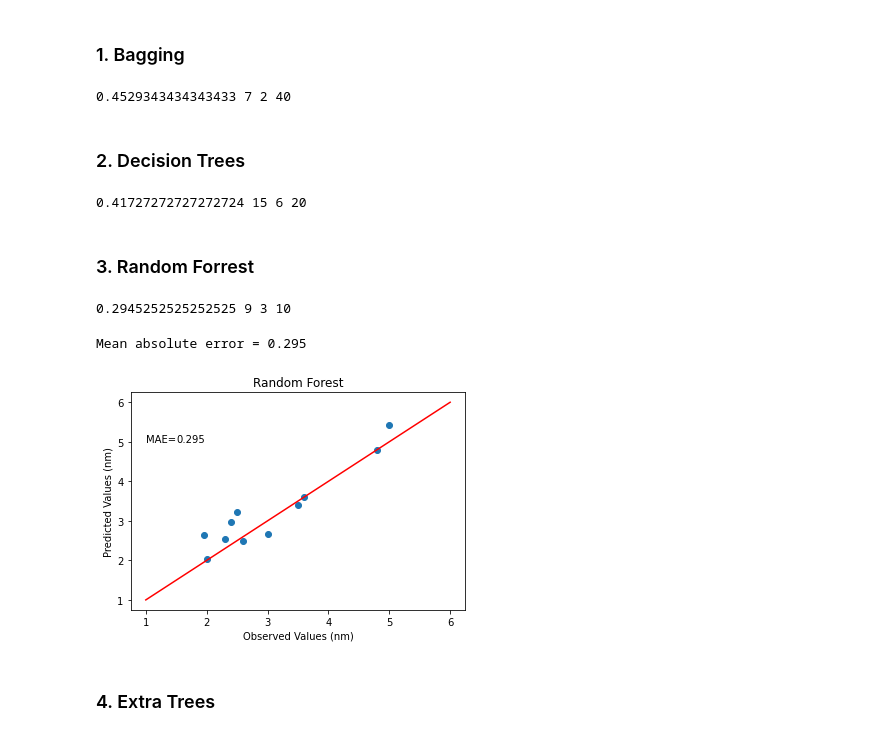
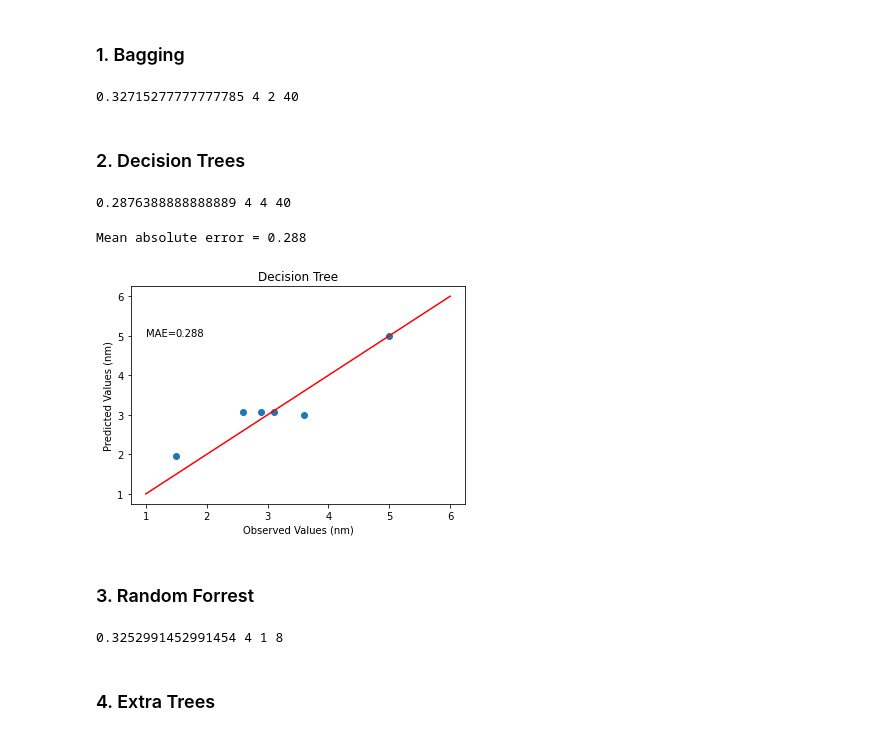
Before and after one commit to anhhaokudo/Cossairt_InP, a Jupyter notebook: notebook/predicting hao's diameter.ipynb, the cells around one changed output. Cells and saved outputs as stored; diff of their text form; code cells hidden in the pictures.

```diff
--- a/notebook/predicting hao's diameter.ipynb
+++ b/notebook/predicting hao's diameter.ipynb
@@ -128,7 +133,9 @@ input_col = ['in_amount_mmol',
              'x8_trioctylamine',
              'x8_trioctylphosphine oxide',
              'x8_water',
-             'x8_zinc iodide'
+             'x8_zinc iodide',
+             'abs_nm',
+             'emission_nm'
             ]
 
 output_col = ['diameter_nm']
@@ -172,7 +179,7 @@ for i in tqdm(range(1, 21)):
 
 print(min_mae, min_i, min_j, min_k)
 # %% [output]
-0.4529343434343433 7 2 40
+0.32715277777777785 4 2 40
 # %% [markdown]
 ### 2. Decision Trees
 # %%
@@ -206,7 +213,31 @@ for i in tqdm(range(1, 21)):
 
 print(min_mae, min_i, min_j, min_k)
 # %% [output]
-0.41727272727272724 15 6 20
+0.2876388888888889 4 4 40
+# %%
+DT_regr = DecisionTreeRegressor(max_depth=4,
+                                max_features=4,
+                                random_state=40)
+
+DT_regr.fit(X_train, np.ravel(Y_train))
+
+DT_Y_pred = DT_regr.predict(X_test)
+
+DT_mae = mean_absolute_error(Y_test, DT_Y_pred)
+print("Mean absolute error =", round(DT_mae,3))
+
+plt.figure()
+plt.title("Decision Tree")
+plt.plot(Y_test, DT_Y_pred, 'o')
+plt.xlabel('Observed Values (nm)')
+plt.ylabel('Predicted Values (nm)')
+plt.plot([1,6],[1,6], color = 'r')
+plt.text(1, 5, 'MAE=' , fontdict=None)
+plt.text(1.49, 5, round(DT_mae,3) , fontdict=None)
+plt.show()
+# %% [output]
+Mean absolute error = 0.288
+[figure, added]
 # %% [markdown]
 ### 3. Random Forrest
 # %%
@@ -237,28 +268,7 @@ for i in tqdm(range(1, 21)):
 
 print(min_mae, min_i, min_j, min_k)
 # %% [output]
-0.2945252525252525 9 3 10
+0.3252991452991454 4 1 8
-# %%
-RF_regr = RandomForestRegressor(max_depth=9, n_estimators=3, max_features=10, random_state=45)
-RF_regr.fit(X_train, np.ravel(Y_train))
-
-RF_Y_pred = RF_regr.predict(X_test)
-
-RF_mae = mean_absolute_error(Y_test, RF_Y_pred)
-print("Mean absolute error =", round(RF_mae,3))
-
-plt.figure()
-plt.title("Random Forest")
-plt.plot(Y_test, RF_Y_pred, 'o')
-plt.xlabel('Observed Values (nm)')
-plt.ylabel('Predicted Values (nm)')
-plt.plot([1,6],[1,6], color = 'r')
-plt.text(1, 5, 'MAE=' , fontdict=None)
-plt.text(1.5, 5, round(RF_mae,3) , fontdict=None)
-plt.show()
-# %% [output]
-Mean absolute error = 0.295
-[figure, removed]
 # %% [markdown]
 ### 4. Extra Trees
 # %%
```
Also changed, not shown: parts of 6 cells of this notebook, 11 other files.
